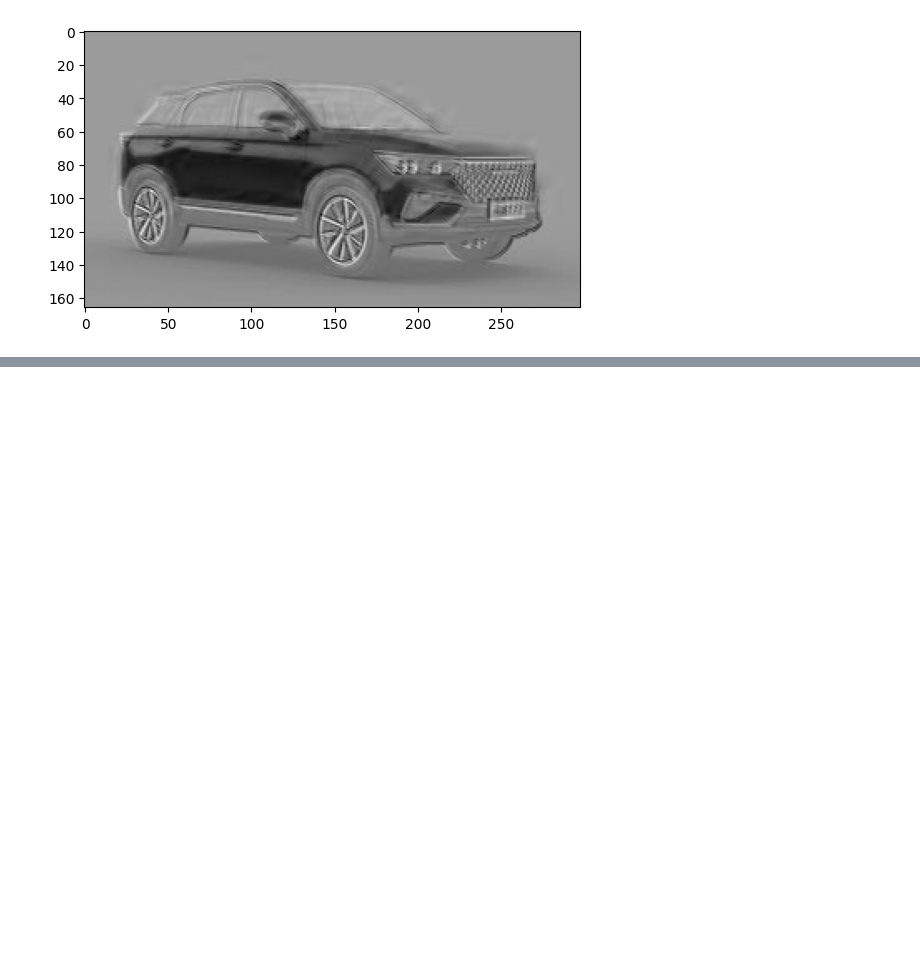
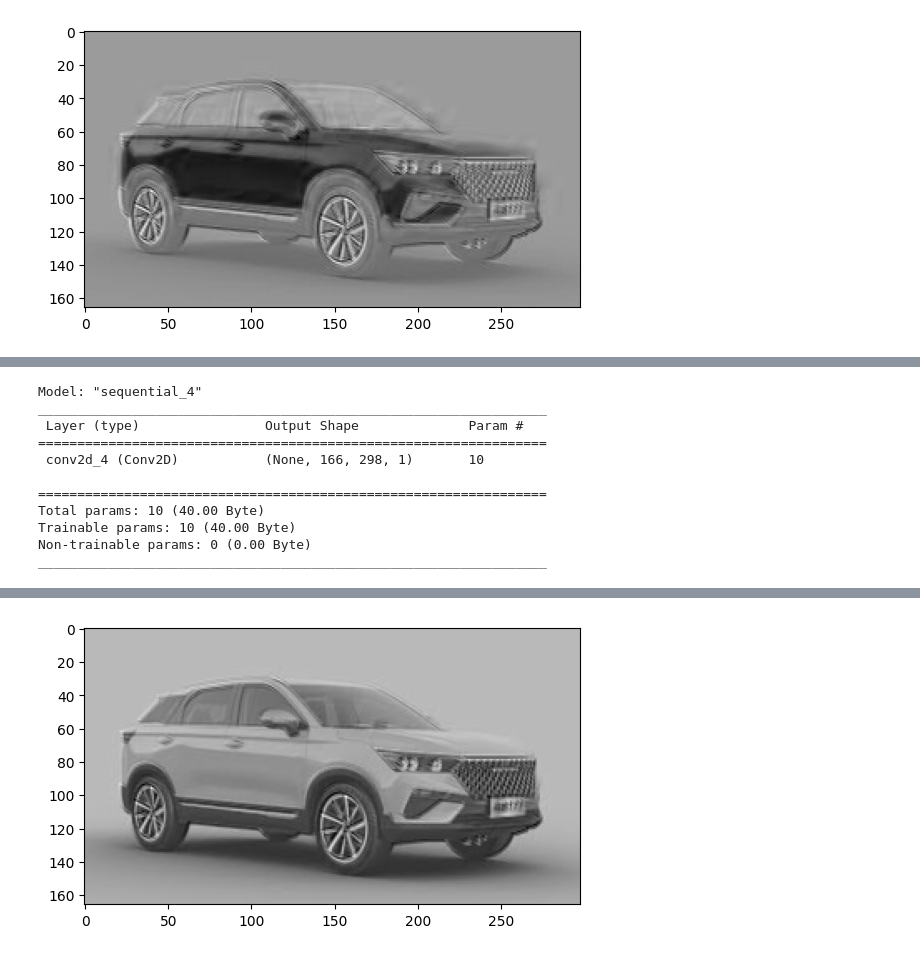
Before and after one commit to syedshahlal/Understanding_Computer_Vision, a Jupyter notebook: CNN_and_Pooling.ipynb, the cells around one changed output, grey strips where cells are left out. Saved outputs shown, nothing was run; the diff lists cells and outputs as text; code cells hidden in the pictures; blank space fills up the shorter version.

```diff
--- a/CNN_and_Pooling.ipynb
+++ b/CNN_and_Pooling.ipynb
@@ -140,0 +244,23 @@ plt.imshow(reshape_out_color,cmap='gray')
+# %%
+# With 1 filter for grayscale = True
+img = read_img(path, grayscale=True)
+input_img = reshaping_in(img, grayscale=True)
+model = get_conv_model(filters=1,
+                       kernel_size=(3,3),
+                       strides=(1,1),
+                       input_shape=input_img.shape[1:],
+                       padding="valid")
+
+apply_conv_model_and_visualize(input_img, model)
+# %% [output]
+Model: "sequential_4"
+_________________________________________________________________
+ Layer (type)                Output Shape              Param #
+=================================================================
+ conv2d_4 (Conv2D)           (None, 166, 298, 1)       10
+
+=================================================================
+Total params: 10 (40.00 Byte)
+Trainable params: 10 (40.00 Byte)
+Non-trainable params: 0 (0.00 Byte)
+_________________________________________________________________
@@ -140,0 +270 @@ plt.imshow(reshape_out_color,cmap='gray')
+[figure, added]
```
Also changed, not shown: parts of 7 cells of this notebook.
